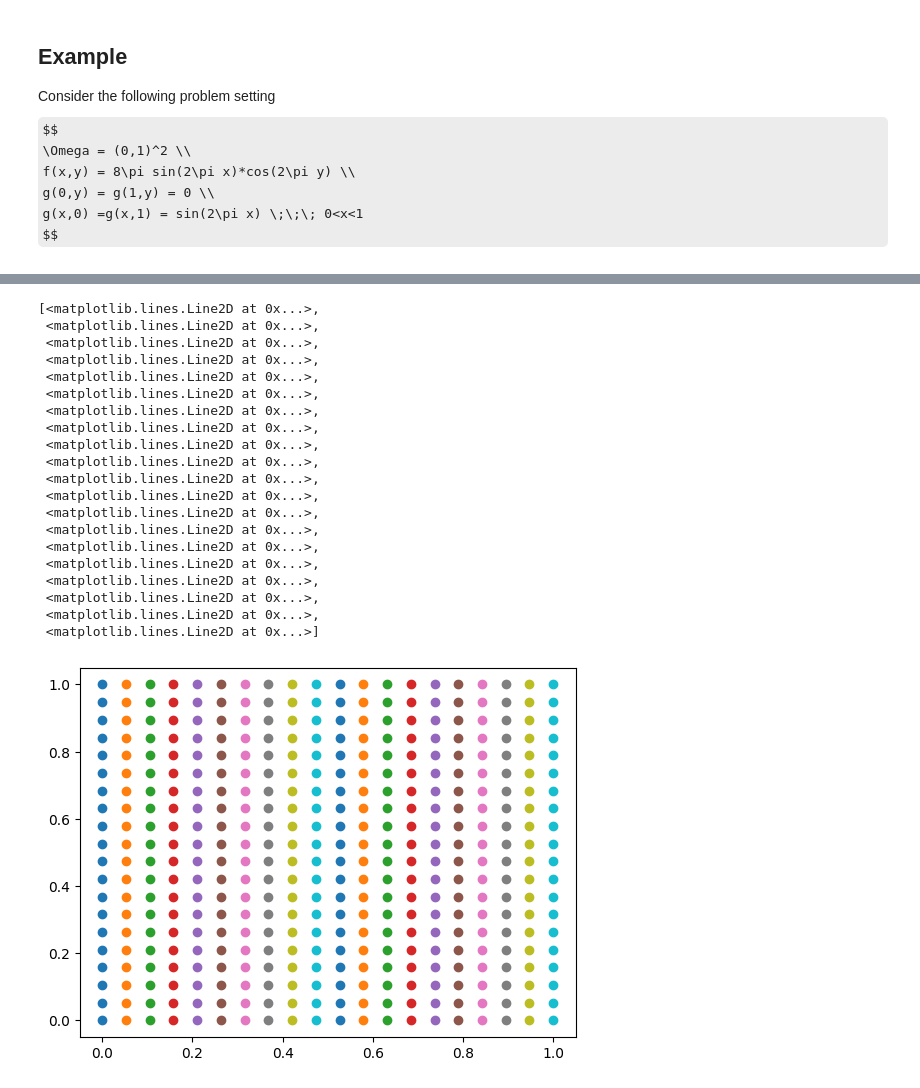
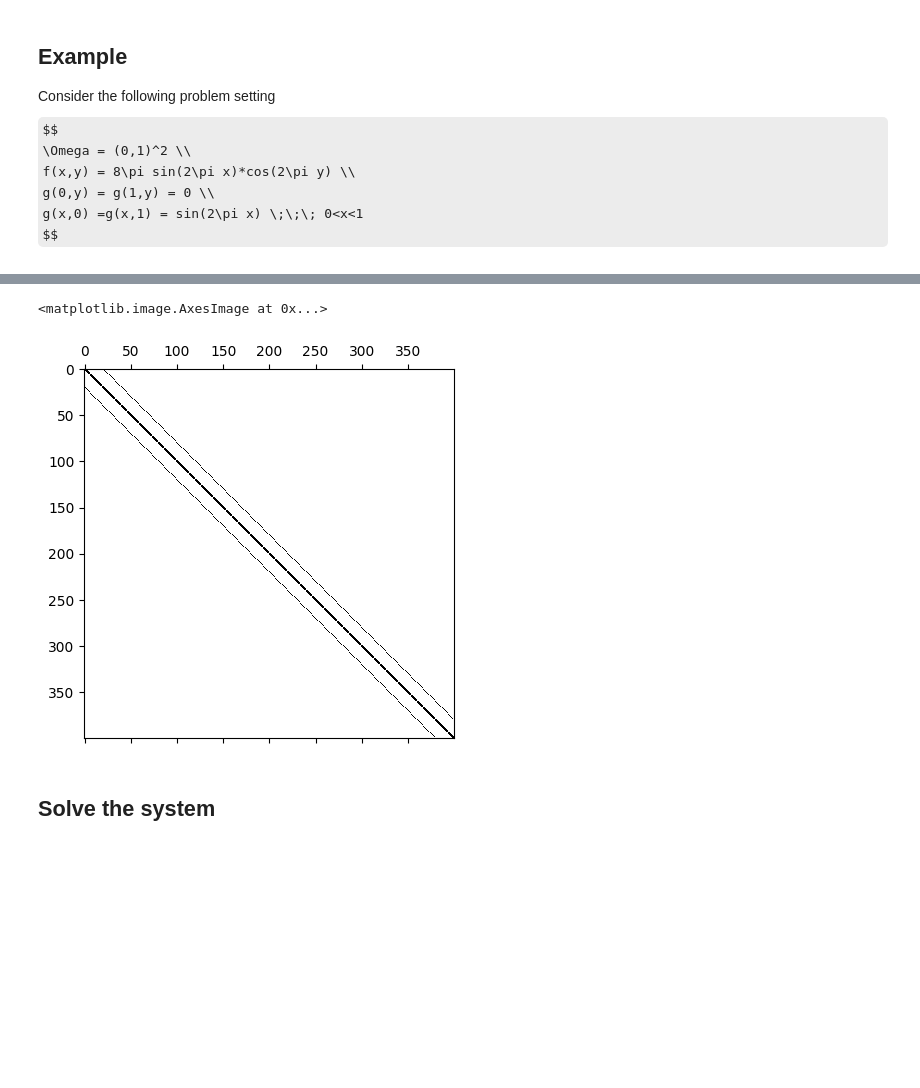
Before and after one commit to GabeXxX/NAPDE-Coursework, a Jupyter notebook: Finite difference and Poisson equation.ipynb, the cells around one changed output, grey strips where cells are left out. Saved outputs shown, nothing was run; the diff lists cells and outputs as text; code cells hidden in the pictures; some formulas as TeX source; blank space fills up the shorter version.

```diff
--- a/Finite difference and Poisson equation.ipynb
+++ b/Finite difference and Poisson equation.ipynb
@@ -177,51 +378,6 @@ def poisson_finite_difference_solver(a,b,c,d, n_x, n_y, f, g):
-# %%
-# To compute the vector f: define the function, define the grid, evalutae the function in the grid, build f accordingly
-n_x = 20
-n_y = 20
-a = 0
-b = 1
-c = 0
-d = 1
-
-def f(x,y):
-    return 8*np.pi**2*np.sin(2*np.pi*x)*np.cos(2*np.pi*y)
-
-
-def g(x,y, boundary_point):
-    if (x == 0 or x == 1):
-        return 0
-    if (y == 0 or y == 1) and ():
-        return np.sin(2*np.pi*x)
-    return 0
-
-
-x = np.linspace(a, b, n_x)
-y = np.linspace(c, d, n_y)
-xv, yv = np.meshgrid(x, y)
-
-z = f(xv, yv)
-# %%
-# Plot the grid
-plt.plot(xv, yv, marker='o', linestyle='none')
-# %% [output]
-[<matplotlib.lines.Line2D at 0x...>,
- <matplotlib.lines.Line2D at 0x...>,
- <matplotlib.lines.Line2D at 0x...>,
- <matplotlib.lines.Line2D at 0x...>,
- <matplotlib.lines.Line2D at 0x...>,
- <matplotlib.lines.Line2D at 0x...>,
- <matplotlib.lines.Line2D at 0x...>,
- <matplotlib.lines.Line2D at 0x...>,
- <matplotlib.lines.Line2D at 0x...>,
- <matplotlib.lines.Line2D at 0x...>,
- <matplotlib.lines.Line2D at 0x...>,
- <matplotlib.lines.Line2D at 0x...>,
- <matplotlib.lines.Line2D at 0x...>,
- <matplotlib.lines.Line2D at 0x...>,
- <matplotlib.lines.Line2D at 0x...>,
- <matplotlib.lines.Line2D at 0x...>,
- <matplotlib.lines.Line2D at 0x...>,
- <matplotlib.lines.Line2D at 0x...>,
- <matplotlib.lines.Line2D at 0x...>,
- <matplotlib.lines.Line2D at 0x...>]
-[figure, removed]
+# %%
+A = compute_A(h, n_x,n_y)
+plt.spy(A)
+# %% [output]
+<matplotlib.image.AxesImage at 0x...>
+[figure, added]
@@ -227,0 +421,2 @@ plt.plot(xv, yv, marker='o', linestyle='none')
+# %% [markdown]
+## Solve the system
```
Also changed, not shown: parts of 29 cells of this notebook, 1 other file.
